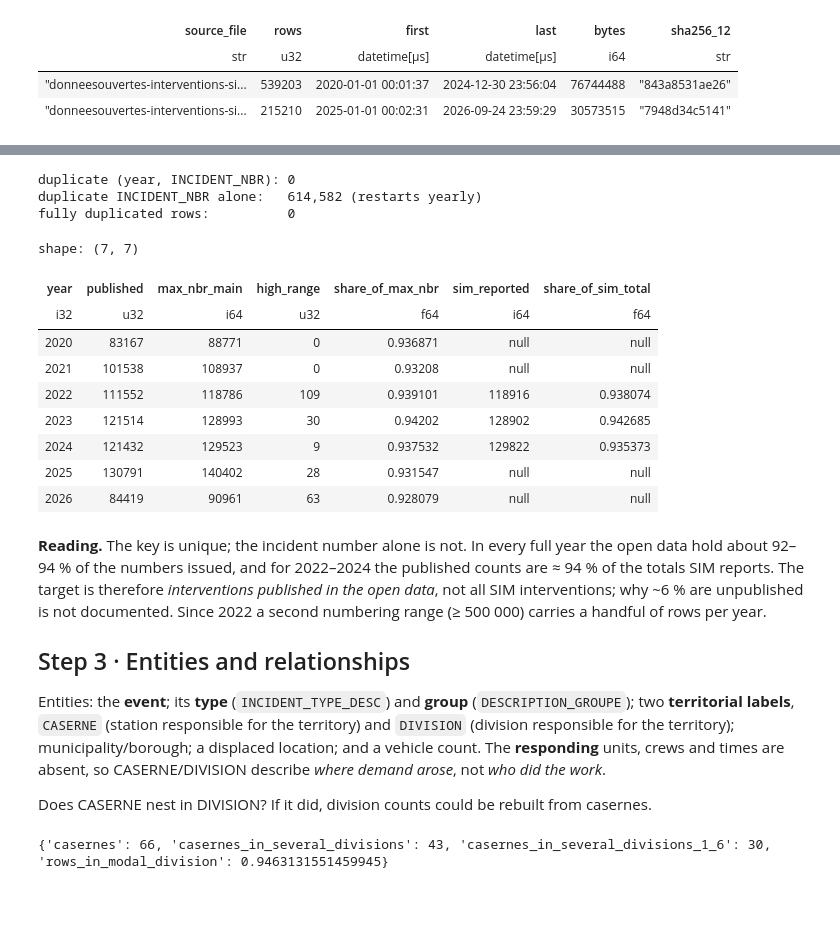
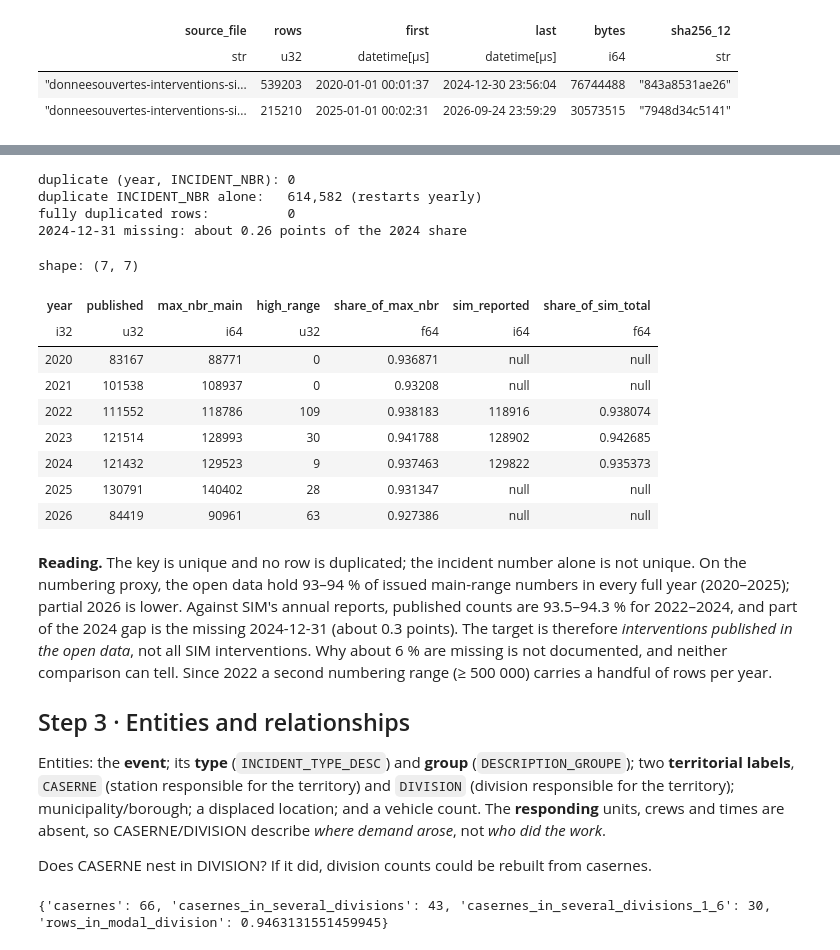
Before and after one commit to abouganemi/ycit440-sim-forecast, a Jupyter notebook: notebooks/01_eda.ipynb, the cells around one changed output, grey strips where cells are left out. Cells and saved outputs as stored; diff of their text form; code cells hidden in the pictures; blank space fills up the shorter version.

```diff
--- a/notebooks/01_eda.ipynb
+++ b/notebooks/01_eda.ipynb
@@ -222,44 +230,56 @@ print(f"duplicate (year, INCIDENT_NBR): {dup_key}")
 print(f"duplicate INCIDENT_NBR alone:   {dup_nbr_only:,} (restarts yearly)")
 print(f"fully duplicated rows:          {dup_rows}")
 
 # Totals from SIM's annual activity reports (v2 red-team finding H).
 SIM_REPORTED = {2022: 118_916, 2023: 128_902, 2024: 129_822}
 published = (
     df.with_columns(main=pl.col("INCIDENT_NBR") < 500_000)
     .group_by("year")
     .agg(
         published=pl.len(),
         max_nbr_main=pl.col("INCIDENT_NBR").filter(pl.col("main")).max(),
         high_range=(~pl.col("main")).sum(),
     )
     .sort("year")
     .with_columns(
-        share_of_max_nbr=pl.col("published") / pl.col("max_nbr_main"),
+        # main range on both sides of the ratio
+        share_of_max_nbr=(pl.col("published") - pl.col("high_range"))
+        / pl.col("max_nbr_main"),
         sim_reported=pl.col("year").replace_strict(SIM_REPORTED, default=None),
     )
     .with_columns(share_of_sim_total=pl.col("published") / pl.col("sim_reported"))
 )
 R["published_share"] = published.to_dicts()
+
+# 2024-12-31 is absent (365 observed days in 2024): its likely size as a share
+# of SIM's reported total.
+y24 = published.filter(pl.col("year") == 2024).row(0, named=True)
+missing_day_pts = 100 * y24["published"] / 365 / y24["sim_reported"]
+R["missing_day_2024_pts"] = missing_day_pts
+print(f"2024-12-31 missing: about {missing_day_pts:.2f} points of the 2024 share")
 published
 # %% [output]
 duplicate (year, INCIDENT_NBR): 0
 duplicate INCIDENT_NBR alone:   614,582 (restarts yearly)
 fully duplicated rows:          0
+2024-12-31 missing: about 0.26 points of the 2024 share
 shape: (7, 7)
 | year | published | max_nbr_main | high_range | share_of_max_nbr | sim_reported | share_of_sim_total |
 | i32 | u32 | i64 | u32 | f64 | i64 | f64 |
 | 2020 | 83167 | 88771 | 0 | 0.936871 | null | null |
 | 2021 | 101538 | 108937 | 0 | 0.93208 | null | null |
-| 2022 | 111552 | 118786 | 109 | 0.939101 | 118916 | 0.938074 |
-| 2023 | 121514 | 128993 | 30 | 0.94202 | 128902 | 0.942685 |
-| 2024 | 121432 | 129523 | 9 | 0.937532 | 129822 | 0.935373 |
-| 2025 | 130791 | 140402 | 28 | 0.931547 | null | null |
-| 2026 | 84419 | 90961 | 63 | 0.928079 | null | null |
+| 2022 | 111552 | 118786 | 109 | 0.938183 | 118916 | 0.938074 |
+| 2023 | 121514 | 128993 | 30 | 0.941788 | 128902 | 0.942685 |
+| 2024 | 121432 | 129523 | 9 | 0.937463 | 129822 | 0.935373 |
+| 2025 | 130791 | 140402 | 28 | 0.931347 | null | null |
+| 2026 | 84419 | 90961 | 63 | 0.927386 | null | null |
 # %% [markdown]
-**Reading.** The key is unique; the incident number alone is not. In every full year the open
-data hold about 92–94 % of the numbers issued, and for 2022–2024 the published counts are
-≈ 94 % of the totals SIM reports. The target is therefore *interventions published in the open
-data*, not all SIM interventions; why ~6 % are unpublished is not documented. Since 2022 a second
+**Reading.** The key is unique and no row is duplicated; the incident number alone is not
+unique. On the numbering proxy, the open data hold 93–94 % of issued main-range numbers in every
+full year (2020–2025); partial 2026 is lower. Against SIM's annual reports, published counts are
+93.5–94.3 % for 2022–2024, and part of the 2024 gap is the missing 2024-12-31 (about 0.3 points).
+The target is therefore *interventions published in the open data*, not all SIM interventions.
+Why about 6 % are missing is not documented, and neither comparison can tell. Since 2022 a second
 numbering range (≥ 500 000) carries a handful of rows per year.
 
 ## Step 3 · Entities and relationships
```
Also changed, not shown: parts of 2 cells of this notebook, 3 other files.
